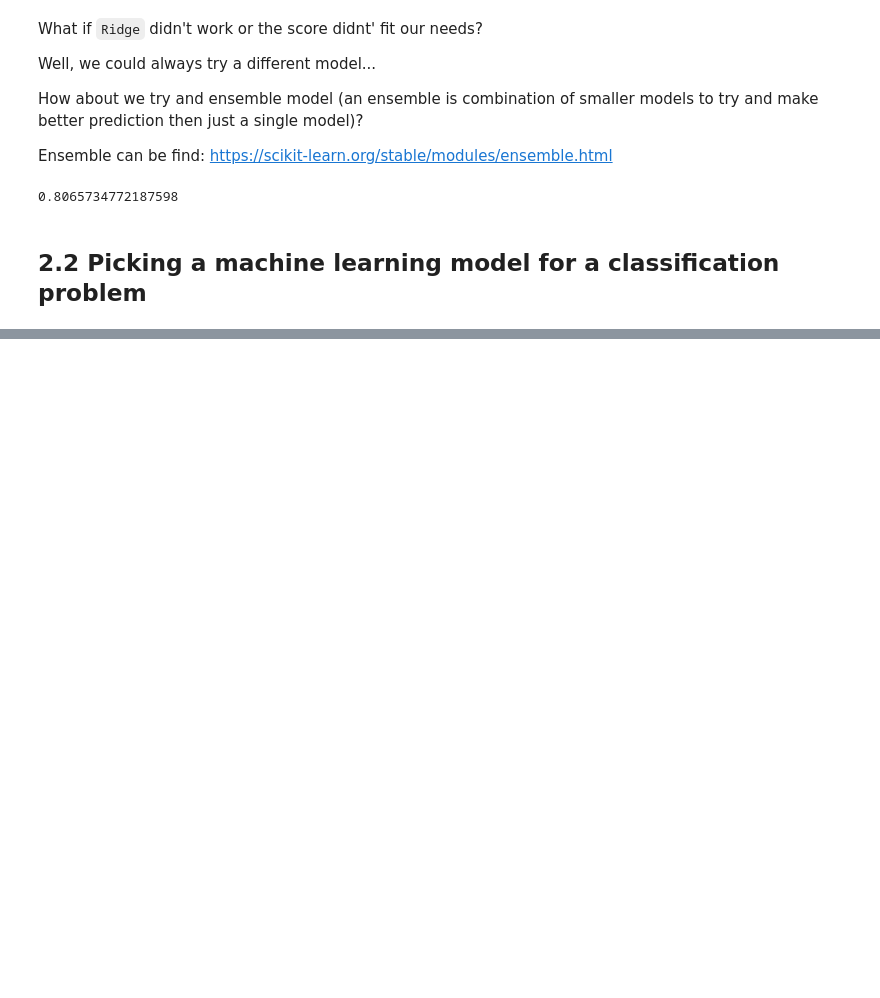
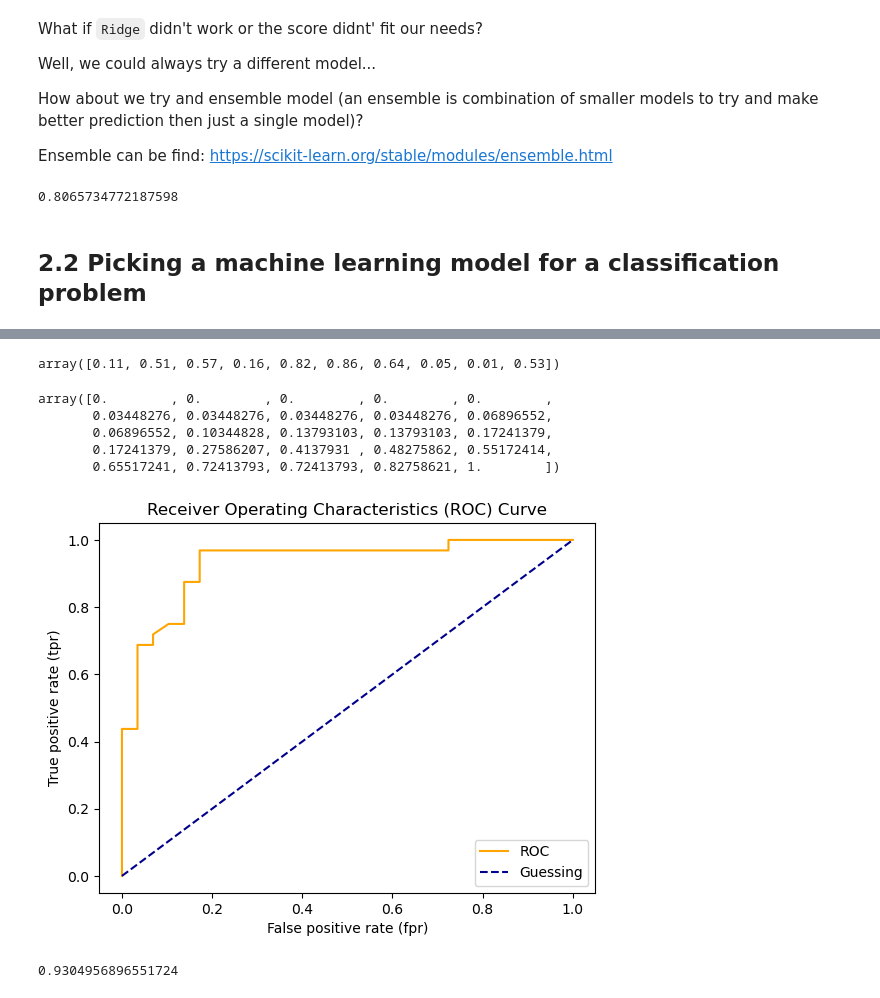
Before and after one commit to redrum88/Machine_Learning_and_Data_Science, a Jupyter notebook: Completed/instroduction_to_sklearn.ipynb, the cells around one changed output, grey strips where cells are left out. Drawn from its saved outputs; the diff is of its cells as text; code cells hidden in the pictures; blank space fills up the shorter version.

Commit message:
50% Introduction to Sklearn

```diff
--- a/Completed/instroduction_to_sklearn.ipynb
+++ b/Completed/instroduction_to_sklearn.ipynb
@@ -757,3 +757,6 @@ model.score(X_test, y_test)
 0.8065734772187598
 # %% [markdown]
 ## 2.2 Picking a machine learning model for a classification problem
+# %%
+heart_disease = pd.read_csv("data/heart-disease.csv")
+heart_disease.head()
@@ -759,0 +1244,8 @@ model.score(X_test, y_test)
+# %%
+from sklearn.metrics import roc_curve
+# NOTE: Data already fitted and trained
+
+# Make predictions with
+y_probs = clf.predict_proba(X_test)
+
+y_probs[:10], len(y_probs)
@@ -759,0 +1264,47 @@ model.score(X_test, y_test)
+# %%
+y_probs_positive = y_probs[:, 1]
+y_probs_positive[:10]
+# %% [output]
+array([0.11, 0.51, 0.57, 0.16, 0.82, 0.86, 0.64, 0.05, 0.01, 0.53])
+# %%
+# Calculate fpr, tpr and thresholds
+fpr, tpr, thresholds = roc_curve(y_test, y_probs_positive)
+
+# Check the false positive rates
+fpr
+# %% [output]
+array([0.        , 0.        , 0.        , 0.        , 0.        ,
+       0.03448276, 0.03448276, 0.03448276, 0.03448276, 0.06896552,
+       0.06896552, 0.10344828, 0.13793103, 0.13793103, 0.17241379,
+       0.17241379, 0.27586207, 0.4137931 , 0.48275862, 0.55172414,
+       0.65517241, 0.72413793, 0.72413793, 0.82758621, 1.        ])
+# %%
+# Create a function for plotting ROC curves
+import matplotlib.pyplot as plt
+
+def plot_roc_curve(fpr, tpr):
+    """
+    Plots a ROC curve given the false positive rate (fpr)
+    and true positive rate (tpr) of a model.
+    """
+    # Plot ROC curve
+    plt.plot(fpr,tpr, color="orange", label="ROC")
+    # Plot line with no predictive powmer (baseline)
+    plt.plot([0,1], [0, 1], color="darkblue", linestyle="--", label="Guessing")
+
+    # Customize the plot
+    plt.xlabel("False positive rate (fpr)")
+    plt.ylabel("True positive rate (tpr)")
+    plt.title("Receiver Operating Characteristics (ROC) Curve")
+    plt.legend()
+    plt.show()
+
+plot_roc_curve(fpr, tpr)
+# %% [output]
+[figure, added]
+# %%
+from sklearn.metrics import roc_auc_score
+
+roc_auc_score(y_test, y_probs_positive)
+# %% [output]
+0.9304956896551724
```
Also changed, not shown: parts of 69 cells of this notebook.
